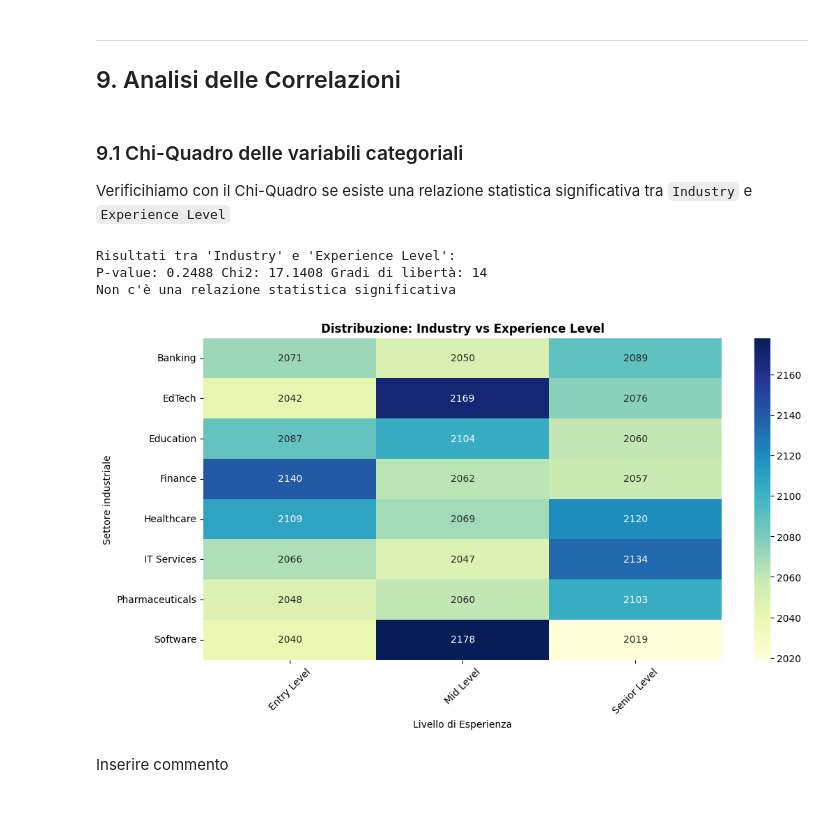
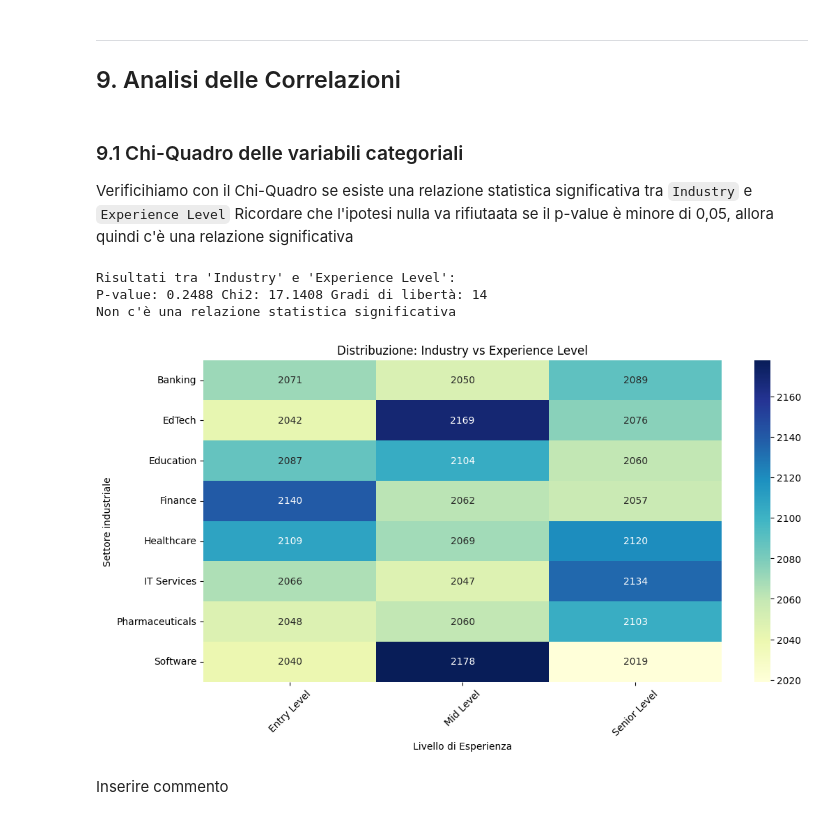
Before and after one commit to anna8987/jobrec, a Jupyter notebook: progettoJobrec.ipynb, the cells around one changed output. Drawn from its saved outputs; the diff is of its cells as text; code cells hidden in the pictures.

```diff
--- a/progettoJobrec.ipynb
+++ b/progettoJobrec.ipynb
@@ -230,35 +228,35 @@ ___
 ### 9.1 Chi-Quadro delle variabili categoriali
 
 Verificihiamo con il Chi-Quadro se esiste una relazione statistica significativa tra `Industry` e `Experience Level`
+Ricordare che l'ipotesi nulla va rifiutaata se il p-value è minore di 0,05, allora quindi c'è una relazione significativa
 # %%
 cat_cols_corr = ['Industry', 'Experience Level']
 
-# quante osservazioni cadono per ogni combinazone
+# n osservazioni per combinazone
 contingency_table = pd.crosstab(df[cat_cols_corr[0]], df[cat_cols_corr[1]])
 
-# Chi-Quadrato
 chi2, p, dof, ex = chi2_contingency(contingency_table)
 
 print(f"Risultati tra '{cat_cols_corr[0]}' e '{cat_cols_corr[1]}':")
 print(f"P-value: {p:.4f} Chi2: {chi2:.4f} Gradi di libertà: {dof}")
 
 if p < 0.05:
     print("Esiste una relazione significativa tra ruolo e livello di esperienza")
 else:
     print("Non c'è una relazione statistica significativa")
 
 plt.figure(figsize=(12, 6))
 sns.heatmap(contingency_table, annot=True, fmt='d', cmap='YlGnBu')
-plt.title(f'Distribuzione: {cat_cols_corr[0]} vs {cat_cols_corr[1]}', fontweight='bold')
+plt.title(f'Distribuzione: {cat_cols_corr[0]} vs {cat_cols_corr[1]}')
 plt.xlabel('Livello di Esperienza')
 plt.ylabel('Settore industriale')
 plt.xticks(rotation=45)
 plt.show()
 # %% [output]
 Risultati tra 'Industry' e 'Experience Level':
 P-value: 0.2488 Chi2: 17.1408 Gradi di libertà: 14
 Non c'è una relazione statistica significativa
-[figure, old version]
+[figure, new version]
 # %% [markdown]
 Inserire commento
 # %% [markdown]
```
Also changed, not shown: parts of 25 cells of this notebook.
